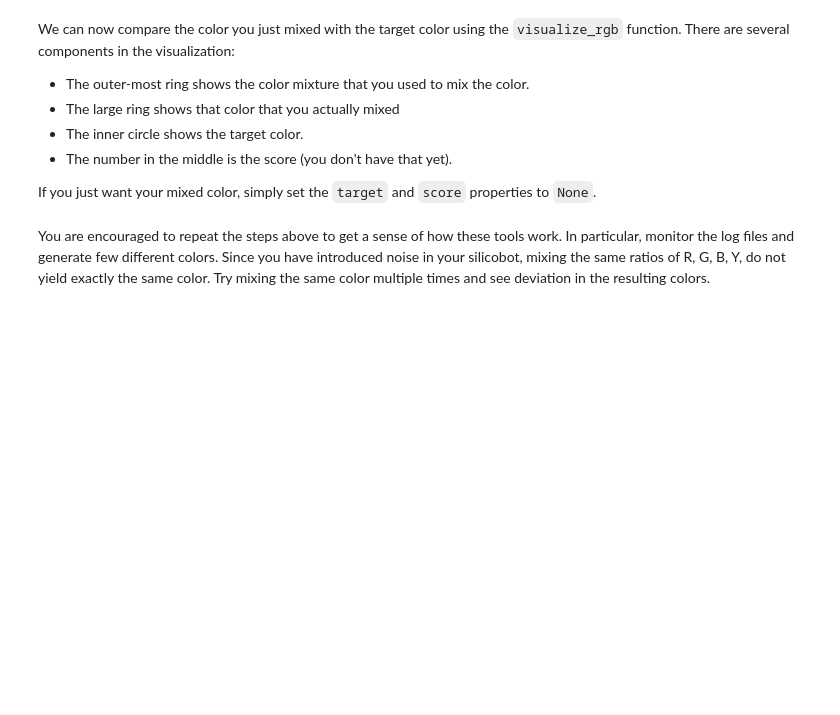
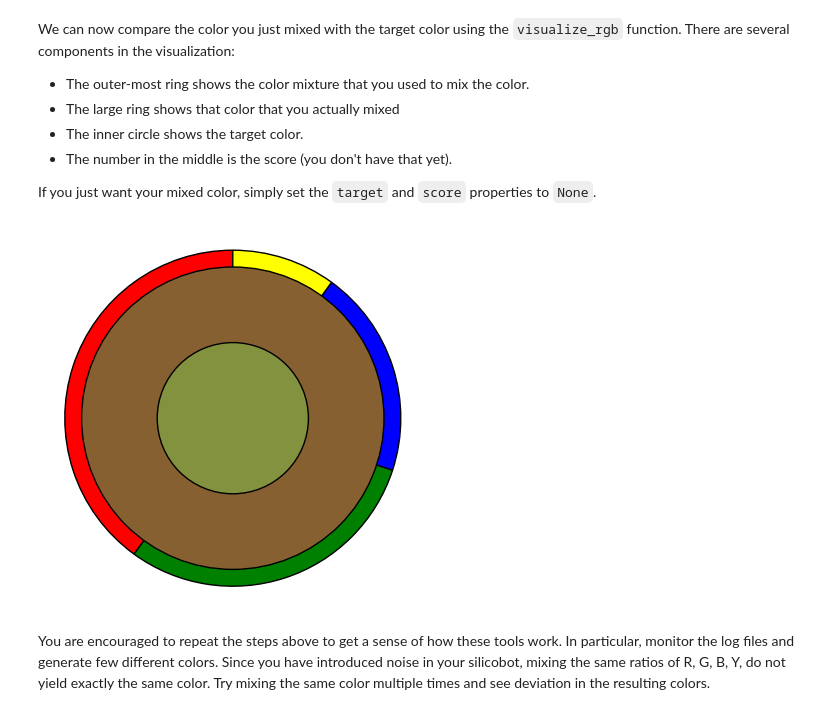
Before and after one commit to Atuxen/colorbot-workshop, a Jupyter notebook: notebooks/02_Color_Mixing_and_Optimization_InSilico.ipynb, the cells around one changed output. Drawn from its saved outputs; the diff is of its cells as text; code cells hidden in the pictures; blank space fills up the shorter version.

```diff
--- a/notebooks/02_Color_Mixing_and_Optimization_InSilico.ipynb
+++ b/notebooks/02_Color_Mixing_and_Optimization_InSilico.ipynb
@@ -96,12 +113,16 @@ We can now compare the color you just mixed with the target color using the `vis
 
 If you just want your mixed color, simply set the `target` and `score` properties to `None`.
 # %%
+input_volumes = [0.4, 0.3, 0.2, 0.1]
+measured_color = silicobot.mix_color(input_volumes)
 visualize_rgb(mixture = input_volumes,
               rgb = measured_color,
               pump_controller = silicobot,
               target = silicobot.target_color,
               score = None
               )
+# %% [output]
+[figure, added]
 # %% [markdown]
 You are encouraged to repeat the steps above to get a sense of how these tools work. In particular, monitor the log files and generate few different colors. Since you have introduced noise in your silicobot, mixing the same ratios of R, G, B, Y, do not yield exactly the same color. Try mixing the same color multiple times and see deviation in the resulting colors.
 # %% [markdown]
```
Also changed, not shown: parts of 11 cells of this notebook, 4 other files.
